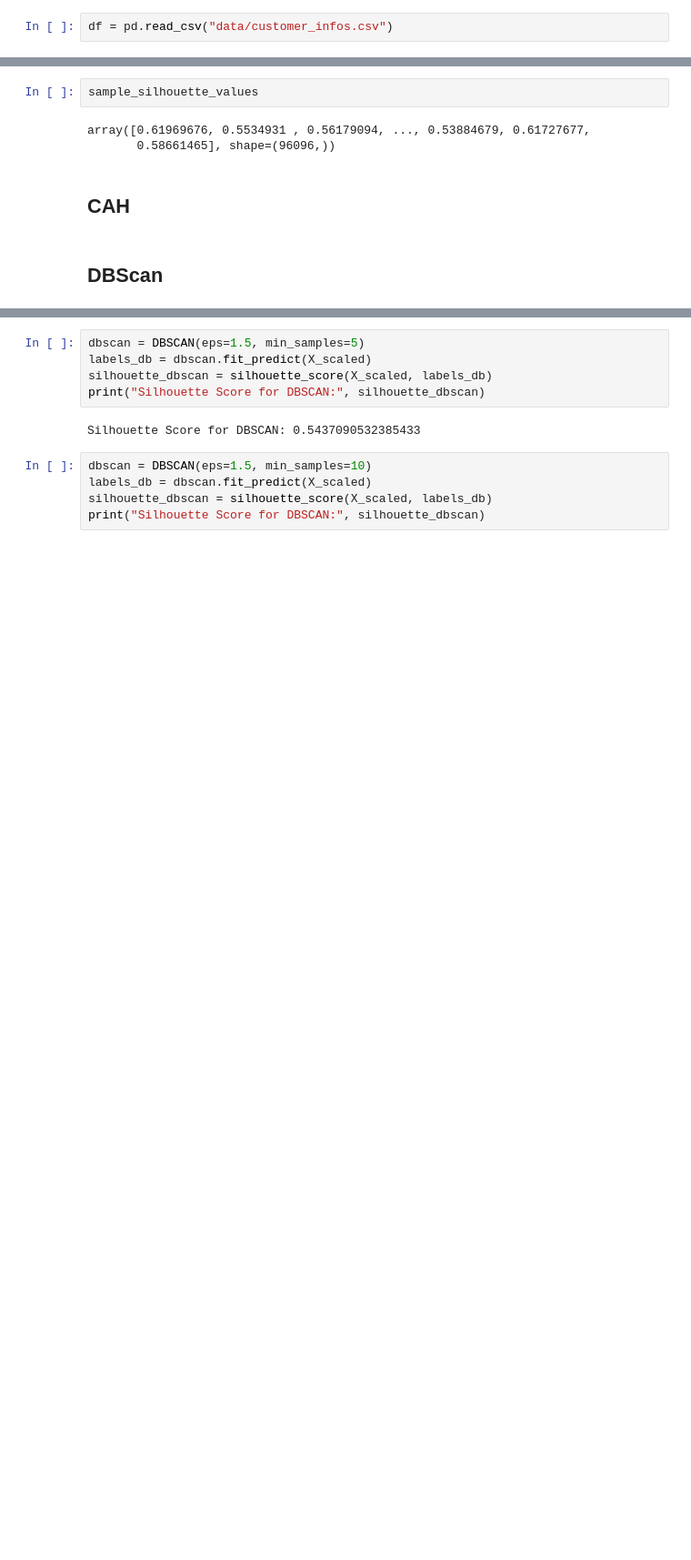
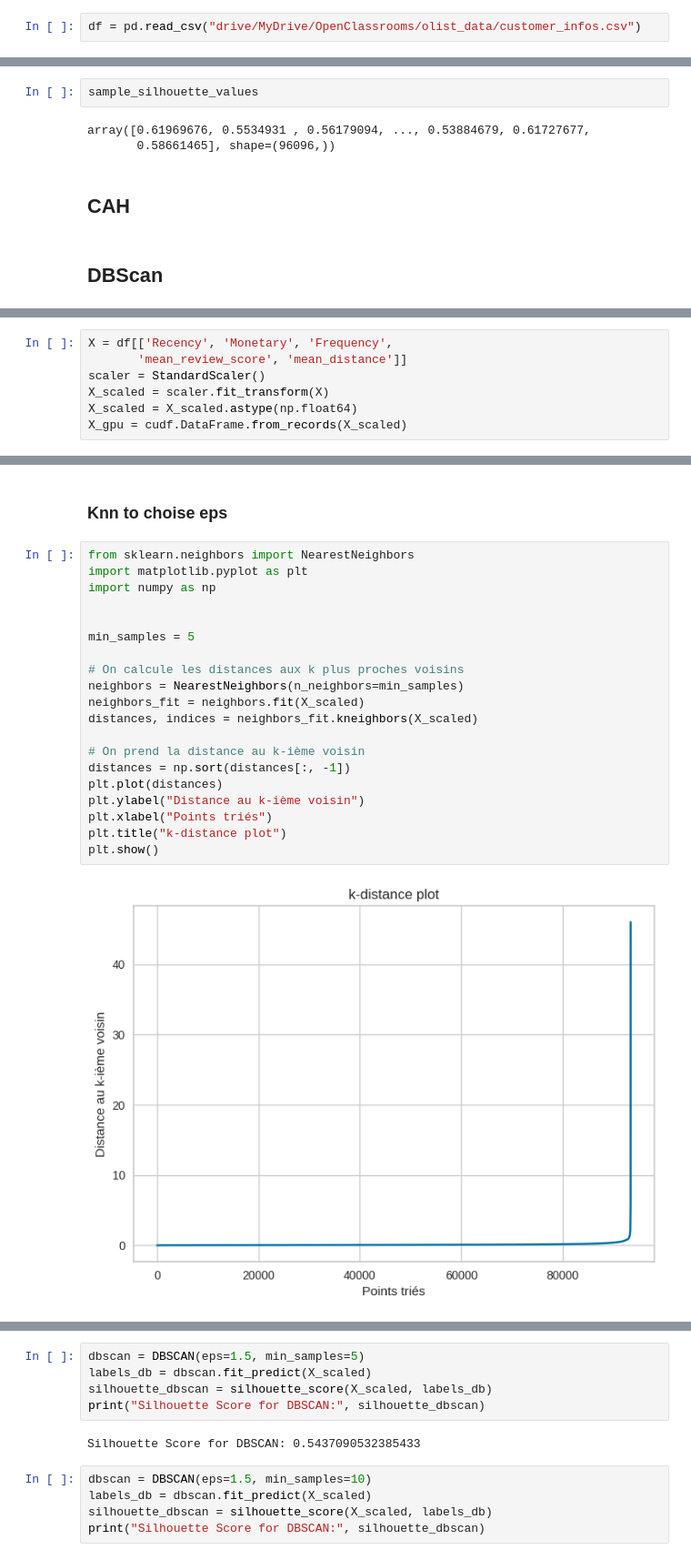
Before and after one commit to theotrc/OPC_OLIST, a Jupyter notebook: clustering.ipynb, the cells around one changed output, grey strips where cells are left out. Shown at 91% size. Drawn from its saved outputs; the diff is of its cells as text; blank space fills up the shorter version.

```diff
--- a/clustering.ipynb
+++ b/clustering.ipynb
@@ -11,5 +17,5 @@ from yellowbrick.cluster import KElbowVisualizer, SilhouetteVisualizer
 # %%
-df = pd.read_csv("data/customer_infos.csv")
+df = pd.read_csv("drive/MyDrive/OpenClassrooms/olist_data/customer_infos.csv")
 # %%
 df["Frequency"].value_counts()
 # %% [output]
@@ -290,0 +299,7 @@ X_scaled = X_scaled.astype(np.float32)
+# %%
+X = df[['Recency', 'Monetary', 'Frequency',
+       'mean_review_score', 'mean_distance']]
+scaler = StandardScaler()
+X_scaled = scaler.fit_transform(X)
+X_scaled = X_scaled.astype(np.float64)
+X_gpu = cudf.DataFrame.from_records(X_scaled)
@@ -290,0 +332,24 @@ X_scaled = X_scaled.astype(np.float32)
+# %% [markdown]
+### Knn to choise eps
+# %%
+from sklearn.neighbors import NearestNeighbors
+import matplotlib.pyplot as plt
+import numpy as np
+
+
+min_samples = 5
+
+# On calcule les distances aux k plus proches voisins
+neighbors = NearestNeighbors(n_neighbors=min_samples)
+neighbors_fit = neighbors.fit(X_scaled)
+distances, indices = neighbors_fit.kneighbors(X_scaled)
+
+# On prend la distance au k-ième voisin
+distances = np.sort(distances[:, -1])
+plt.plot(distances)
+plt.ylabel("Distance au k-ième voisin")
+plt.xlabel("Points triés")
+plt.title("k-distance plot")
+plt.show()
+# %% [output]
+[figure, added]
```
Also changed, not shown: parts of 18 cells of this notebook.
